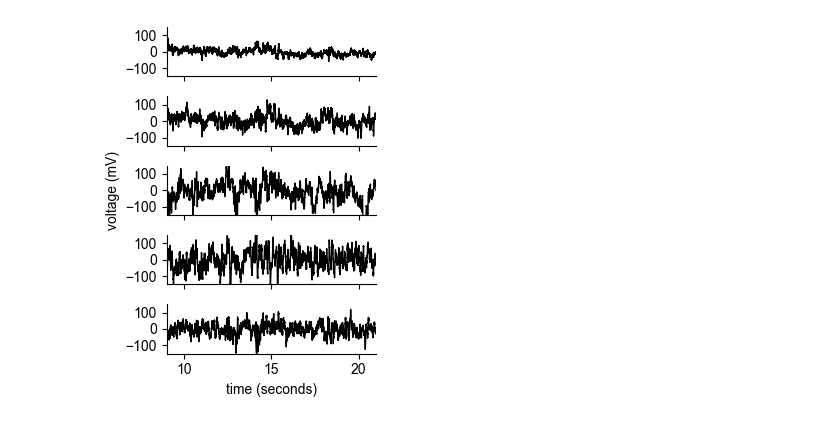
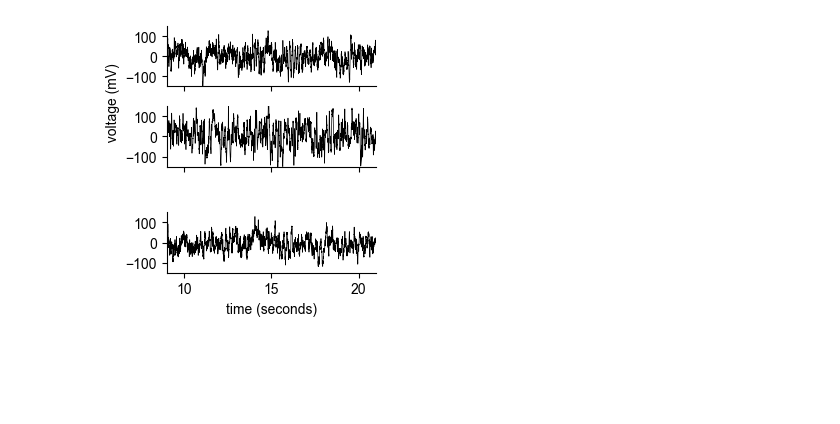
Before and after one commit to azaho/btbench, a Jupyter notebook: figure_overview_example_features_labels.ipynb, the cells around one changed output. Saved outputs shown, nothing was run; the diff lists cells and outputs as text; code cells hidden in the pictures; blank space fills up the shorter version.

Commit message:
updated figures

```diff
--- a/figure_overview_example_features_labels.ipynb
+++ b/figure_overview_example_features_labels.ipynb
@@ -19,7 +19,7 @@ subject_id, trial_id = 3, 0
 subject = Subject(subject_id, cache=False)
 subject.load_neural_data(trial_id)
 # %%
-show_n_electrodes = 5
+show_n_electrodes = 4
 show_electrodes = np.random.choice(subject.electrode_labels, show_n_electrodes)
 
 window_from = 9 * SAMPLING_RATE
@@ -34,24 +32,27 @@ neural_data = np.array(neural_data)
 # %%
 
-fig, axes = plt.subplots(show_n_electrodes, 1, figsize=(3, .8*show_n_electrodes), sharex=True)
-time = np.arange(window_from, window_to) / SAMPLING_RATE
+fig, axes = plt.subplots(show_n_electrodes, 1, figsize=(3, .8*show_n_electrodes), sharex=True, gridspec_kw={'height_ratios': [1, 1, 0.1, 1]})
+#time = np.arange(window_from, window_to) / SAMPLING_RATE
 
 for i in range(show_n_electrodes):
-    axes[i].plot(time, neural_data[i], linewidth=1, color='black')
-    axes[i].set_ylabel(f'voltage (mV)')
+    if i == 2:
+        axes[i].axis('off')
+        continue
+    axes[i].plot(time, neural_data[i], linewidth=.5, color='black')
+    axes[i].set_ylabel(f'')
     axes[i].set_xlim(time[0], time[-1])
     axes[i].set_ylim(-150, 150)
     axes[i].spines['top'].set_visible(False)
     axes[i].spines['right'].set_visible(False)
     axes[i].spines['bottom'].set_visible(True)
     axes[i].spines['left'].set_visible(True)
 
-    if i != 2:
-        axes[i].set_ylabel('')
+    if i == 1:
+        axes[i].set_ylabel('                  voltage (mV)')
 
 axes[-1].set_xticks([10, 15, 20])
 axes[-1].set_xlabel('time (seconds)')
 plt.tight_layout()
 plt.savefig('figures/example_neural_data.pdf', bbox_inches='tight', dpi=300)
 # %% [output]
-[figure, old version]
+[figure, new version]
```
Also changed, not shown: parts of 1 cell of this notebook, 1 other file.
